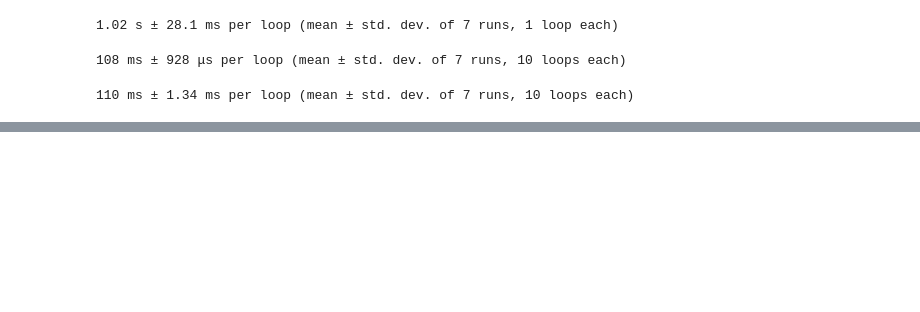
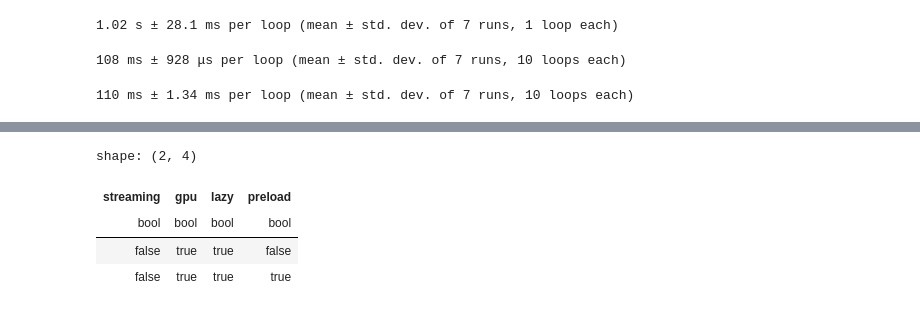
Before and after one commit to Baukebrenninkmeijer/polars-pyspark-pandas-comparison, a Jupyter notebook: results/analysis.ipynb, the cells around one changed output, grey strips where cells are left out. Cells and saved outputs as stored; diff of their text form; code cells hidden in the pictures; blank space fills up the shorter version.

```diff
--- a/results/analysis.ipynb
+++ b/results/analysis.ipynb
@@ -823,0 +981,8 @@ with pl.Config() as cfg:
+# %%
+eval.filter(pl.col("gpu")).select("streaming", "gpu", "lazy", "preload").unique()
+# %% [output]
+shape: (2, 4)
+| streaming | gpu | lazy | preload |
+| bool | bool | bool | bool |
+| false | true | true | false |
+| false | true | true | true |
```
Also changed, not shown: parts of 15 cells of this notebook, 3 other files.
